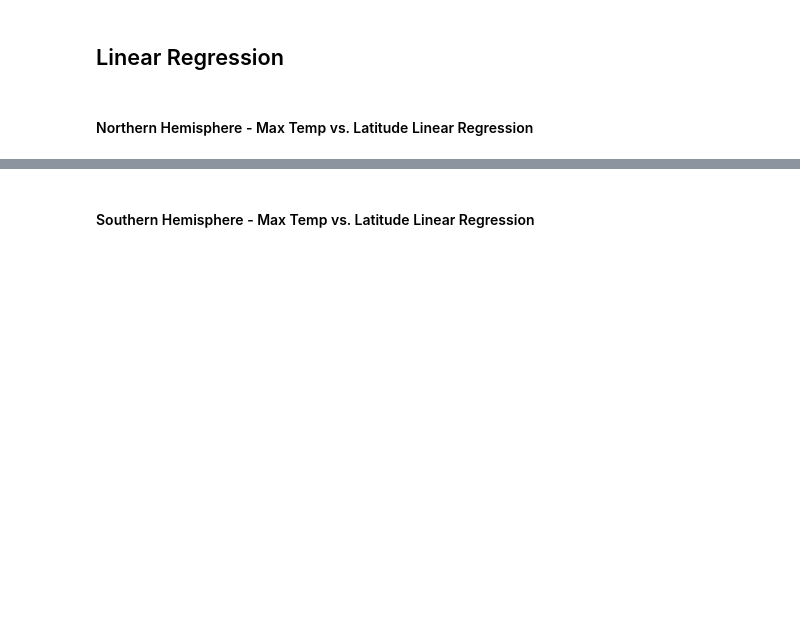
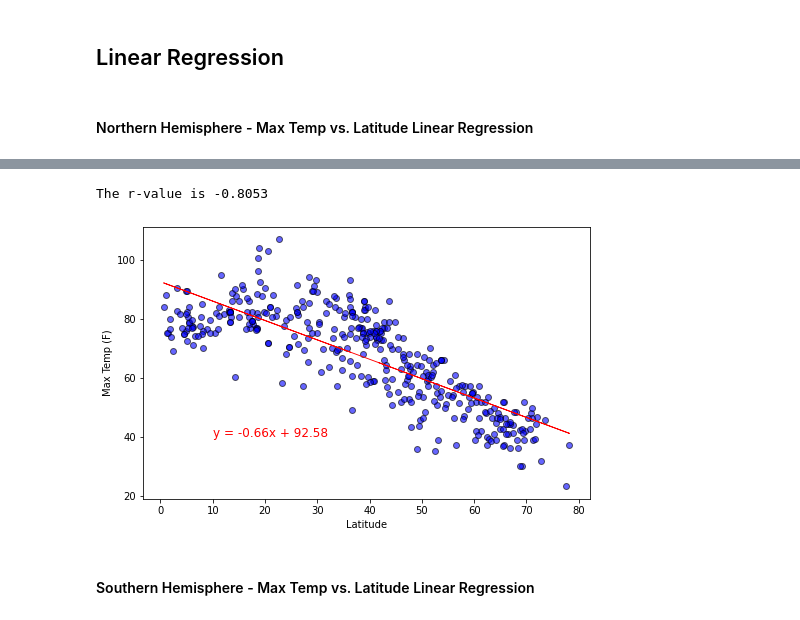
Before and after one commit to andresocorro/python-api-challenge, a Jupyter notebook: starter_code/WeatherPy.ipynb, the cells around one changed output, grey strips where cells are left out. Saved outputs shown, nothing was run; the diff lists cells and outputs as text; code cells hidden in the pictures; blank space fills up the shorter version.

```diff
--- a/starter_code/WeatherPy.ipynb
+++ b/starter_code/WeatherPy.ipynb
@@ -220,4 +238,7 @@ plt.savefig(os.path.join("..","output_data","lat_hum.png"))
 # %% [markdown]
 ## Linear Regression
+# %%
+north_hem = weather_df.loc[weather_df["Lat"] >= 0][["Lat","Max Temp","Humidity","Wind Speed", "Cloudiness"]]
+south_hem = weather_df.loc[weather_df["Lat"] < 0][["Lat","Max Temp","Humidity","Wind Speed", "Cloudiness"]]
 # %% [markdown]
 ####  Northern Hemisphere - Max Temp vs. Latitude Linear Regression
@@ -228,2 +245,19 @@ The r-value is: 0.46937863826630627
+# %%
+slope, intercept, rvalue, pvalue, stderr = linregress(north_hem["Lat"], north_hem["Max Temp"])
+regression_values = north_hem["Lat"] * slope + intercept
+line_eq = "y = " + str(round(slope,2)) + "x + " + str(round(intercept,2))
+
+plt.figure(figsize = (8,5))
+plt.scatter(north_hem["Lat"], north_hem["Max Temp"], facecolor="blue", edgecolor="black", alpha=0.6)
+plt.plot(north_hem["Lat"], regression_values, color="red", linewidth= .9)
+plt.annotate(line_eq,(10,40), color='red', fontsize=12)
+plt.xlabel("Latitude")
+plt.ylabel("Max Temp (F)")
+
+
+print(f"The r-value is {round(rvalue,4)}")
+# %% [output]
+The r-value is -0.8053
+[figure, added]
 # %% [markdown]
 ####  Southern Hemisphere - Max Temp vs. Latitude Linear Regression
```
Also changed, not shown: parts of 24 cells of this notebook, 4 other files.
